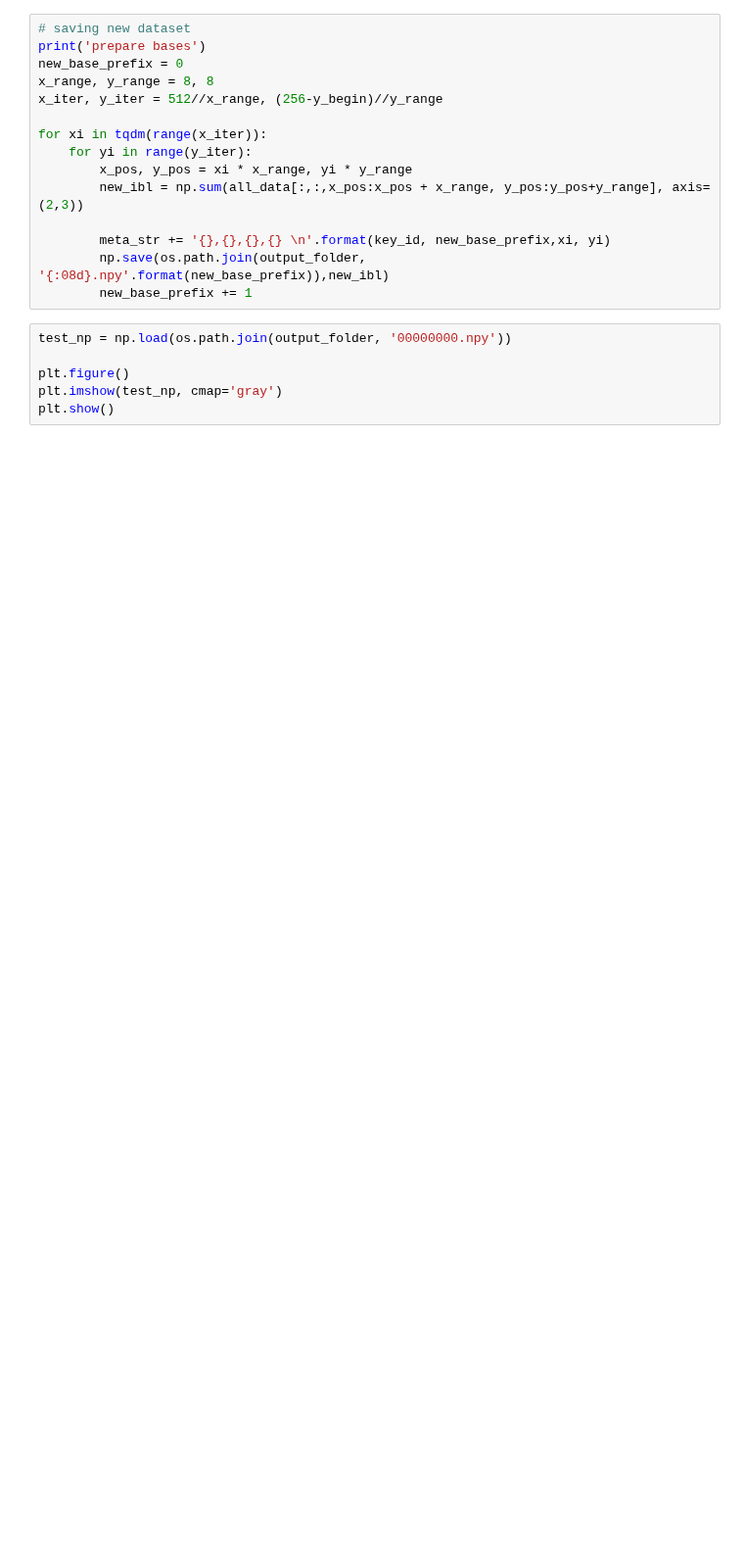
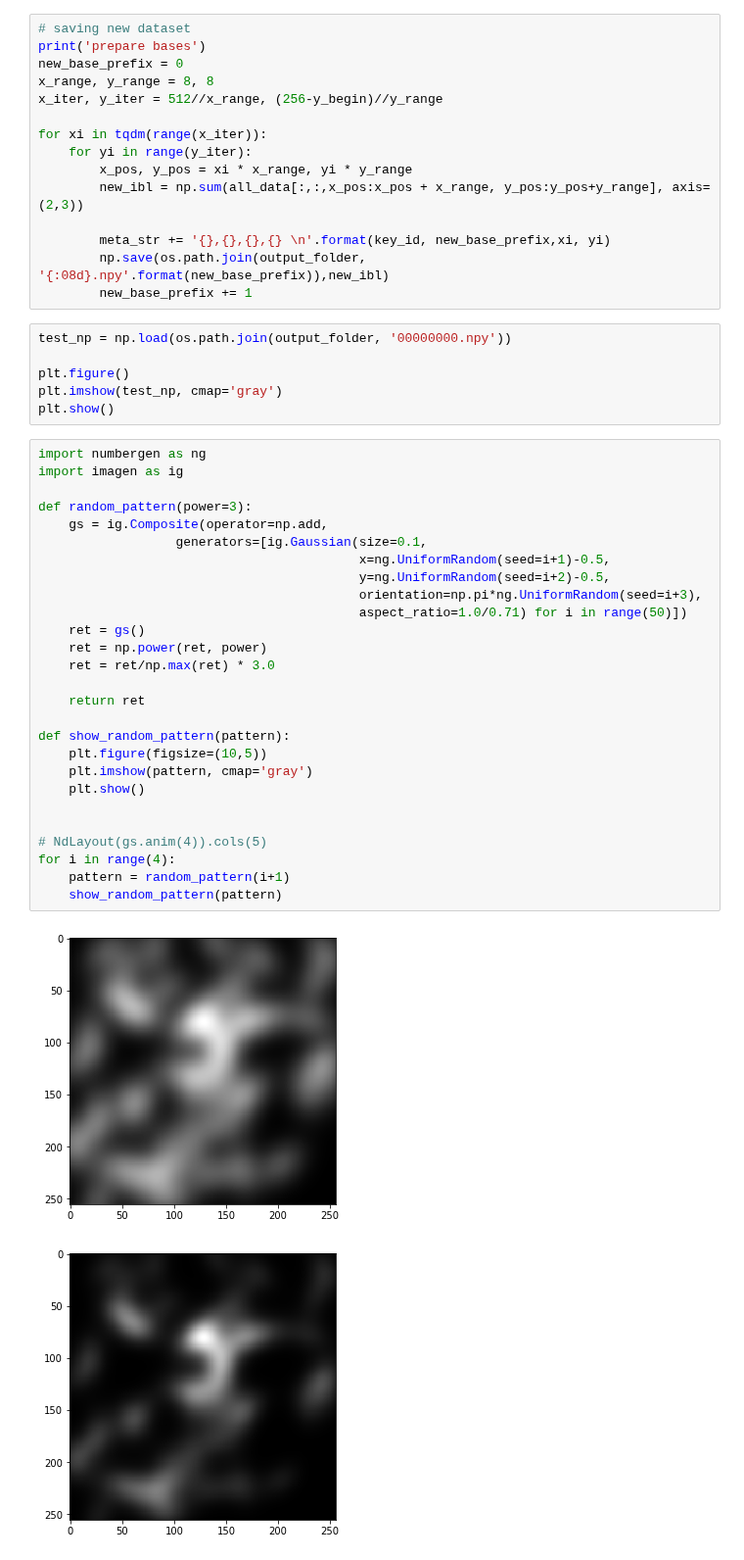
Before and after one commit to ShengCN/soft_shadow, a Jupyter notebook: data_process/base.ipynb, the cells around one changed output. Shown at 98% size. Drawn from its saved outputs; the diff is of its cells as text; blank space fills up the shorter version.

```diff
--- a/data_process/base.ipynb
+++ b/data_process/base.ipynb
@@ -125,3 +125,33 @@ test_np = np.load(os.path.join(output_folder, '00000000.npy'))
 plt.figure()
 plt.imshow(test_np, cmap='gray')
 plt.show()
+# %%
+import numbergen as ng
+import imagen as ig
+
+def random_pattern(power=3):
+    gs = ig.Composite(operator=np.add,
+                  generators=[ig.Gaussian(size=0.1,
+                                          x=ng.UniformRandom(seed=i+1)-0.5,
+                                          y=ng.UniformRandom(seed=i+2)-0.5,
+                                          orientation=np.pi*ng.UniformRandom(seed=i+3),
+                                          aspect_ratio=1.0/0.71) for i in range(50)])
+    ret = gs()
+    ret = np.power(ret, power)
+    ret = ret/np.max(ret) * 3.0
+
+    return ret
+
+def show_random_pattern(pattern):
+    plt.figure(figsize=(10,5))
+    plt.imshow(pattern, cmap='gray')
+    plt.show()
+
+
+# NdLayout(gs.anim(4)).cols(5)
+for i in range(4):
+    pattern = random_pattern(i+1)
+    show_random_pattern(pattern)
+# %% [output]
+[figure, added]
+[figure, added]
```
Also changed, not shown: parts of 9 cells of this notebook, 9 other files.
